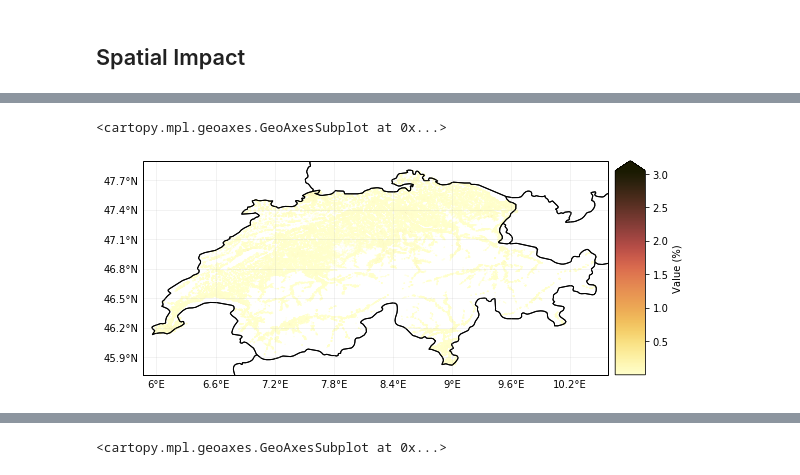
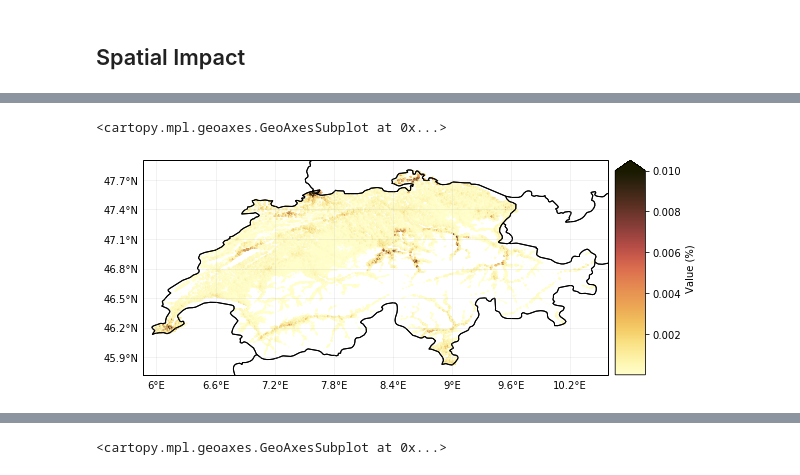
Before and after one commit to zeliest/heat_mortality_productivity_impacts, a Jupyter notebook: data_analysis/notebooks/results_mortality.ipynb, the cells around one changed output, grey strips where cells are left out. Saved outputs shown, nothing was run; the diff lists cells and outputs as text; code cells hidden in the pictures.

```diff
--- a/data_analysis/notebooks/results_mortality.ipynb
+++ b/data_analysis/notebooks/results_mortality.ipynb
@@ -84,12 +88,18 @@ exposures['Under 75']  = Exposures(exposures['Under 75'] )
+# %%
+pickle_in = \
+open('../../output/mortality_results/impact_100mc2.pickle','rb')
+impacts_mortality = pickle.load(pickle_in)
+impacts_mortality.years = [2020,2035,2050,2065,2080]
+impacts_mortality.categories = ['Under 75','Over 75']
 # %%
-category = 'Over 75'
+category = 'Under 75'
 categories_code = {'Over 75':'O', 'Under 75':'U'}
 cm = palettable.scientific.sequential.LaJolla_20.mpl_colormap
 
-impact = impacts_mortality.matrix_as_impact(impacts_mortality.median_impact_matrices['RCP85'][2050][category], exposures[category], unit='%')
-impact.plot_hexbin_impact_exposure(pop_name=False, cmap=cm, buffer=0.1, extend='max')
+impact = impacts_mortality.matrix_as_impact(impacts_mortality.median_impact_matrices['RCP85'][2050][category], exposures[category],percentage=True, unit='%')
+impact.plot_hexbin_impact_exposure(pop_name=False, cmap=cm, buffer=0.1,vmax=0.01, extend='max')
 
 #plt.savefig(''.join([fig_dir,'spatial_impact_2050_o75.pdf']),bbox_inches='tight')
 # %% [output]
 <cartopy.mpl.geoaxes.GeoAxesSubplot at 0x...>
-[figure, old version]
+[figure, new version]
```
Also changed, not shown: parts of 4 cells of this notebook, 1 other file.
